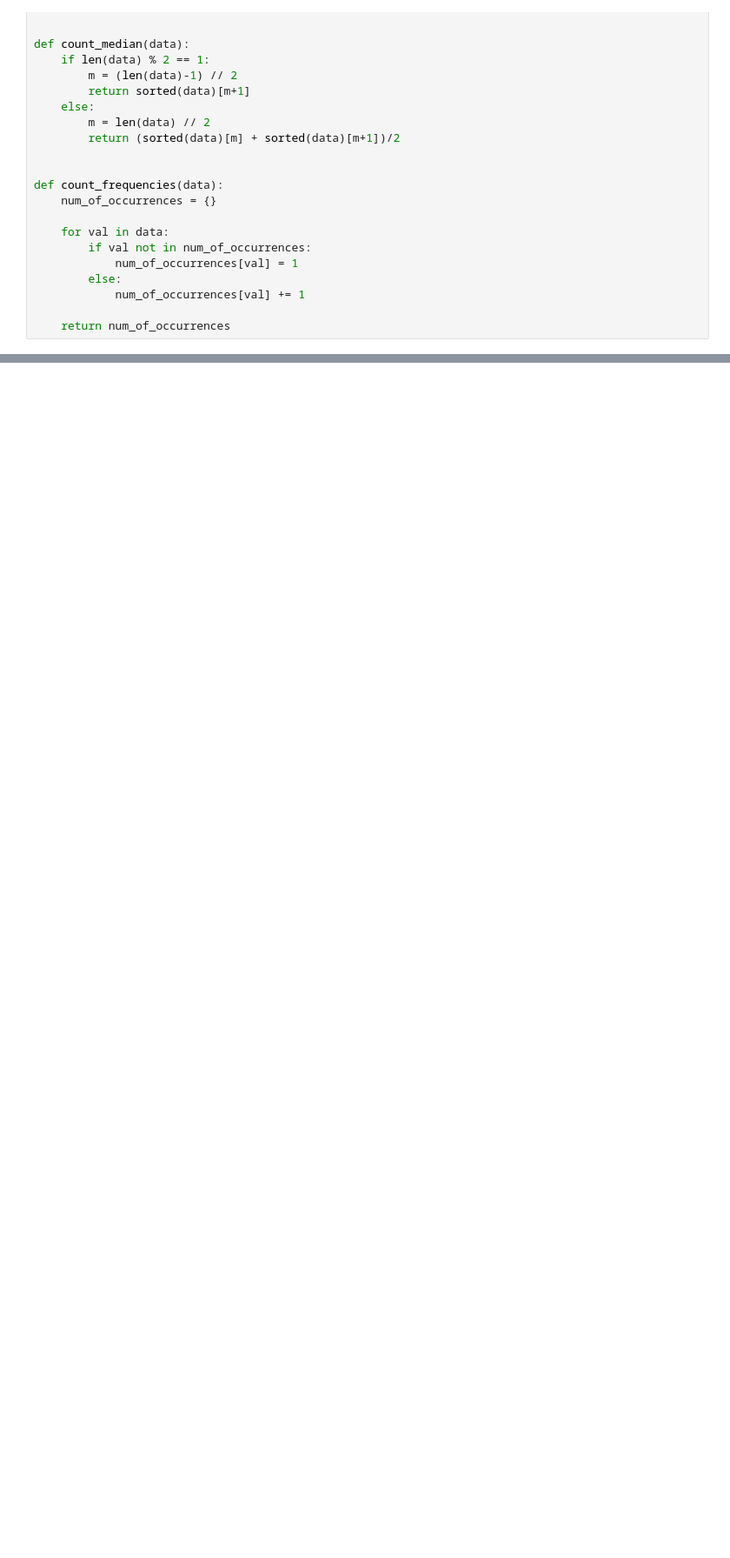
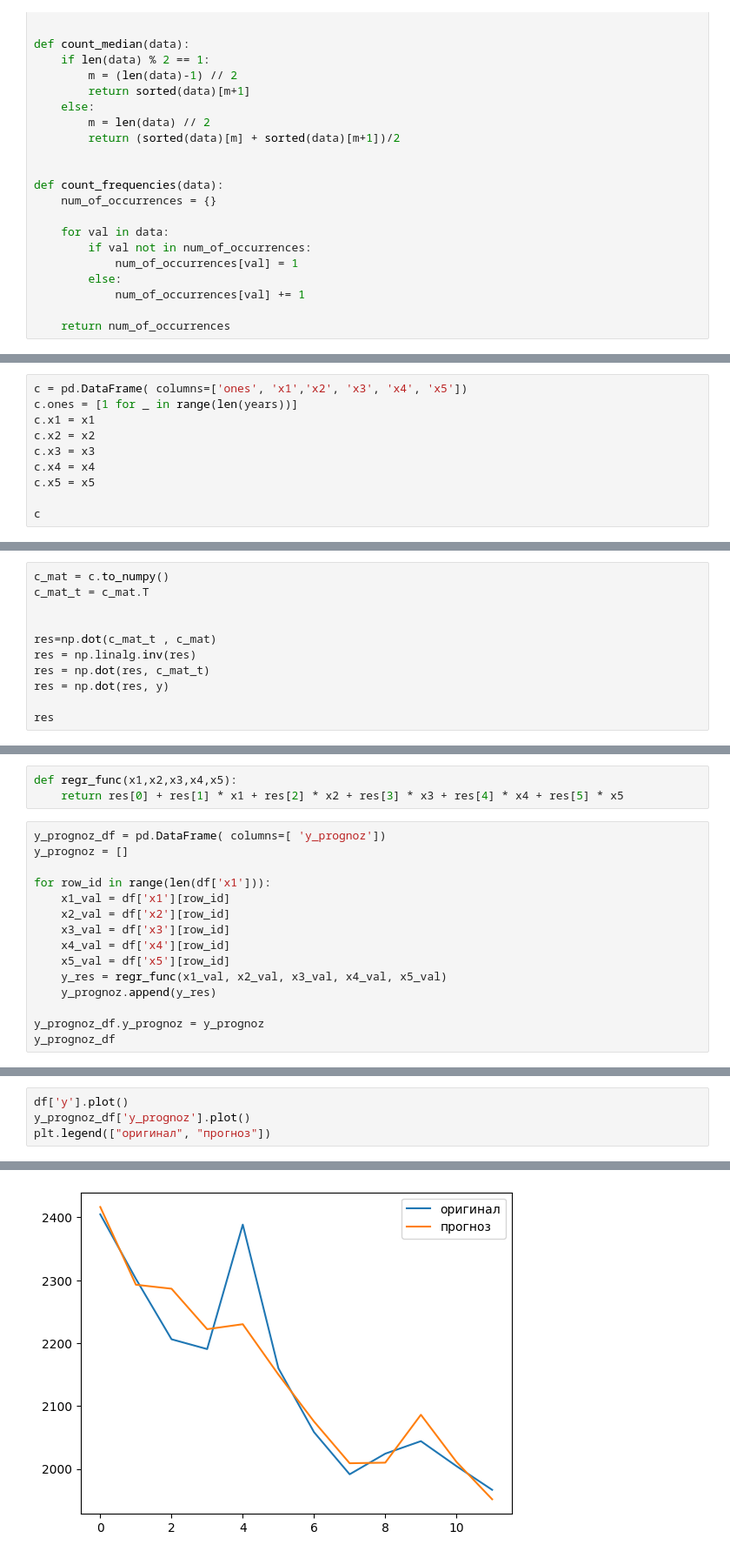
Before and after one commit to CepbluKot/stats, a Jupyter notebook: correct/lr5.ipynb, the cells around one changed output, grey strips where cells are left out. Shown: that part at 87% size. Drawn from its saved outputs; the diff is of its cells as text; blank space fills up the shorter version.

```diff
--- a/correct/lr5.ipynb
+++ b/correct/lr5.ipynb
@@ -261,0 +292,10 @@ def count_frequencies(data):
+# %%
+c = pd.DataFrame( columns=['ones', 'x1','x2', 'x3', 'x4', 'x5'])
+c.ones = [1 for _ in range(len(years))]
+c.x1 = x1
+c.x2 = x2
+c.x3 = x3
+c.x4 = x4
+c.x5 = x5
+
+c
@@ -261,0 +344,11 @@ def count_frequencies(data):
+# %%
+c_mat = c.to_numpy()
+c_mat_t = c_mat.T
+
+
+res=np.dot(c_mat_t , c_mat)
+res = np.linalg.inv(res)
+res = np.dot(res, c_mat_t)
+res = np.dot(res, y)
+
+res
@@ -261,0 +358,18 @@ def count_frequencies(data):
+# %%
+def regr_func(x1,x2,x3,x4,x5):
+    return res[0] + res[1] * x1 + res[2] * x2 + res[3] * x3 + res[4] * x4 + res[5] * x5
+# %%
+y_prognoz_df = pd.DataFrame( columns=[ 'y_prognoz'])
+y_prognoz = []
+
+for row_id in range(len(df['x1'])):
+    x1_val = df['x1'][row_id]
+    x2_val = df['x2'][row_id]
+    x3_val = df['x3'][row_id]
+    x4_val = df['x4'][row_id]
+    x5_val = df['x5'][row_id]
+    y_res = regr_func(x1_val, x2_val, x3_val, x4_val, x5_val)
+    y_prognoz.append(y_res)
+
+y_prognoz_df.y_prognoz = y_prognoz
+y_prognoz_df
@@ -261,0 +390,5 @@ def count_frequencies(data):
+# %%
+df['y'].plot()
+y_prognoz_df['y_prognoz'].plot()
+plt.legend(["оригинал", "прогноз"])
+# %% [output]
@@ -261,0 +396 @@ def count_frequencies(data):
+[figure, added]
```
Also changed, not shown: parts of 16 cells of this notebook.
